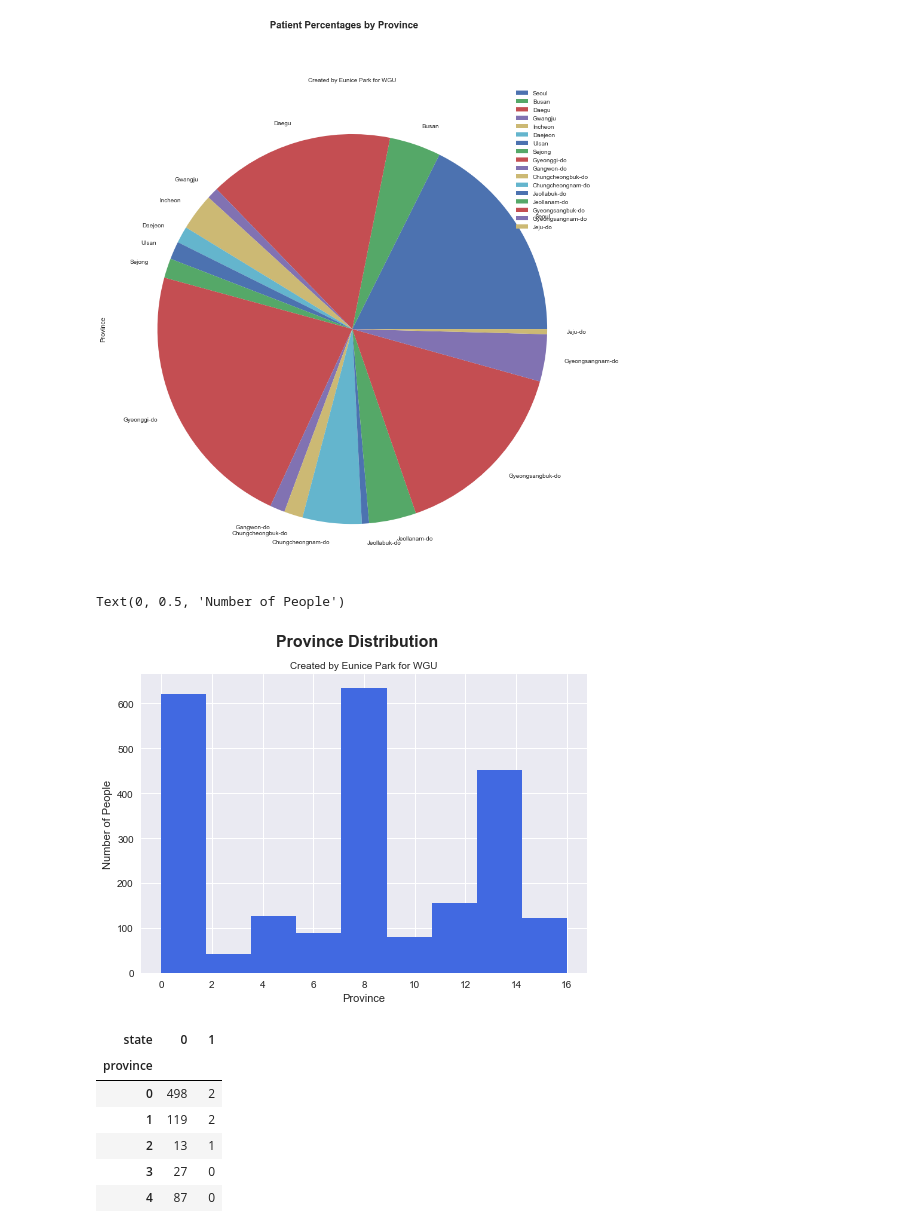
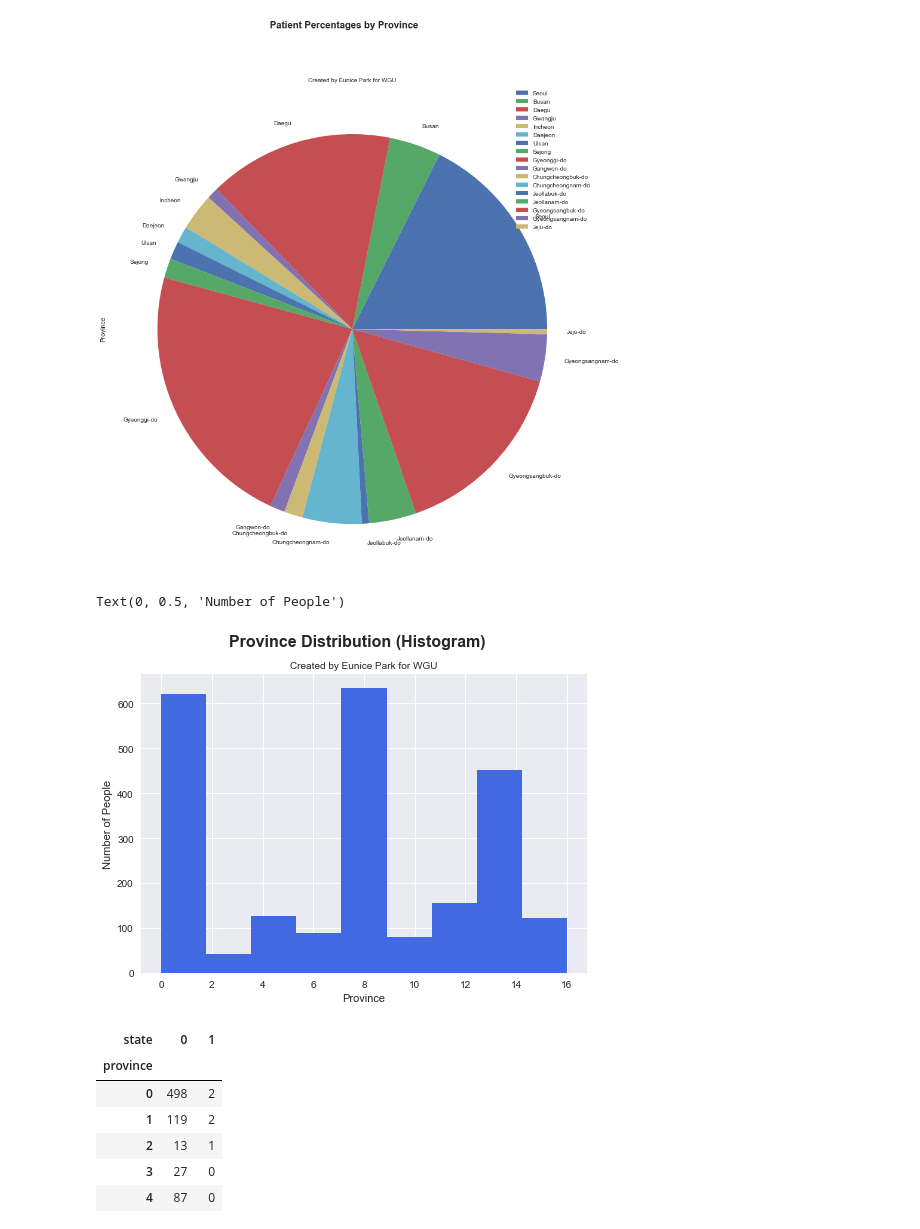
Before and after one commit to eunicode/ml-ds-covid, a Jupyter notebook: covid-19-fatality-prediction.ipynb, the cells around one changed output. Cells and saved outputs as stored; diff of their text form; code cells hidden in the pictures.

```diff
--- a/covid-19-fatality-prediction.ipynb
+++ b/covid-19-fatality-prediction.ipynb
@@ -635,14 +641,14 @@ Text(0.5, 1.0, 'Created by Eunice Park for WGU')
 # %%
 # df.province.plot.hist(color='royalblue');
 df.province.plot.hist(color='royalblue', bins=9);
 
-plt.suptitle('Province Distribution', fontsize=16, fontweight='bold')
+plt.suptitle('Province Distribution (Histogram)', fontsize=16, fontweight='bold')
 plt.title("Created by Eunice Park for WGU", fontsize=10)
 plt.xlabel("Province")
 plt.ylabel("Number of People")
 # %% [output]
 Text(0, 0.5, 'Number of People')
-[figure, old version]
+[figure, new version]
 # %%
 # Covid-19 Fatality Frequency per Province
 
```
Also changed, not shown: parts of 39 cells of this notebook, 1 other file.
